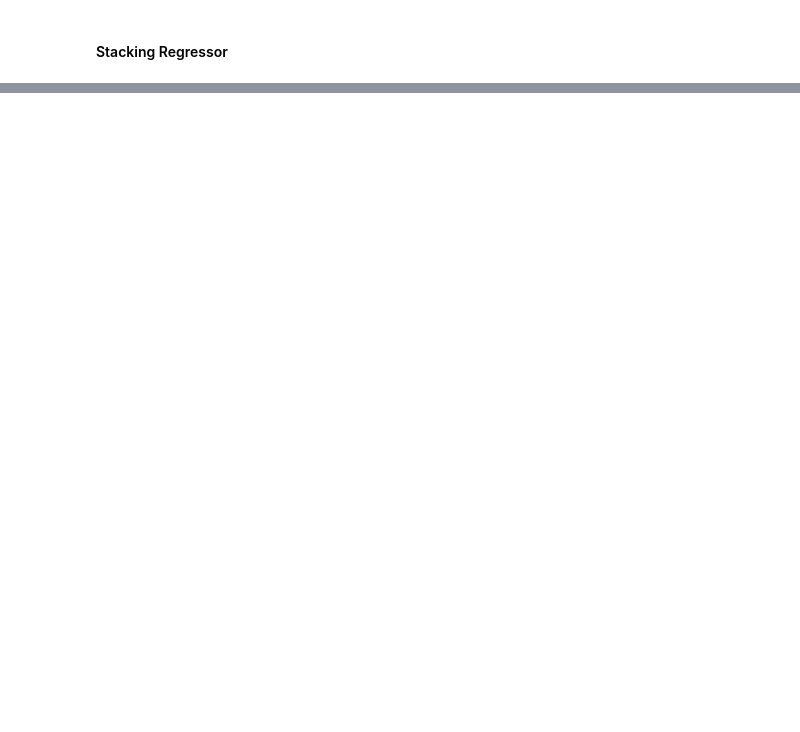
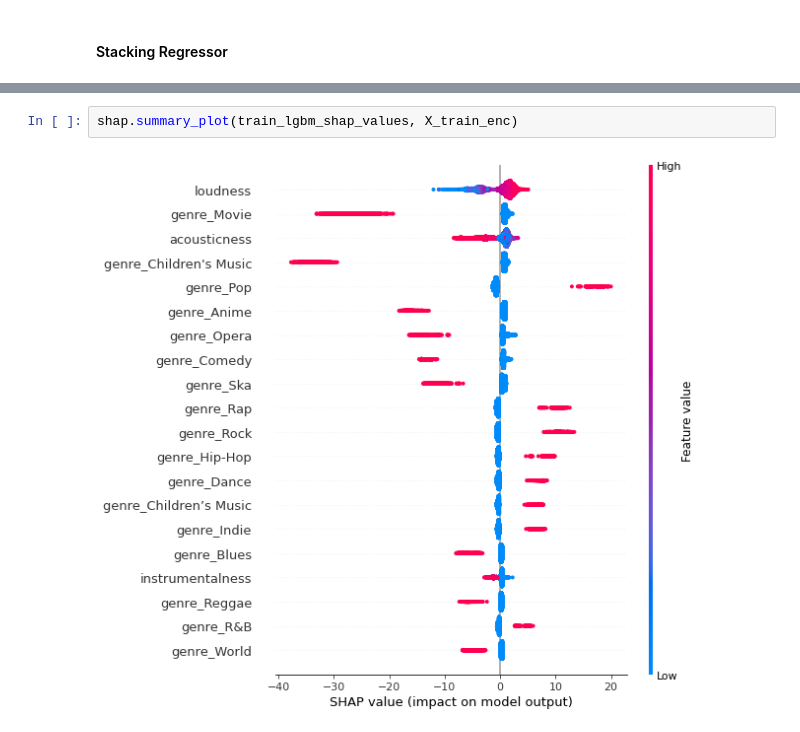
Before and after one commit to sneha012/Spotify_popularity_prediction, a Jupyter notebook: solution.ipynb, the cells around one changed output, grey strips where cells are left out. Cells and saved outputs as stored; diff of their text form; blank space fills up the shorter version.

```diff
--- a/solution.ipynb
+++ b/solution.ipynb
@@ -303,0 +476,4 @@ pd.DataFrame(results)
+# %%
+shap.summary_plot(train_lgbm_shap_values, X_train_enc)
+# %% [output]
+[figure, added]
```
Also changed, not shown: parts of 27 cells of this notebook.
